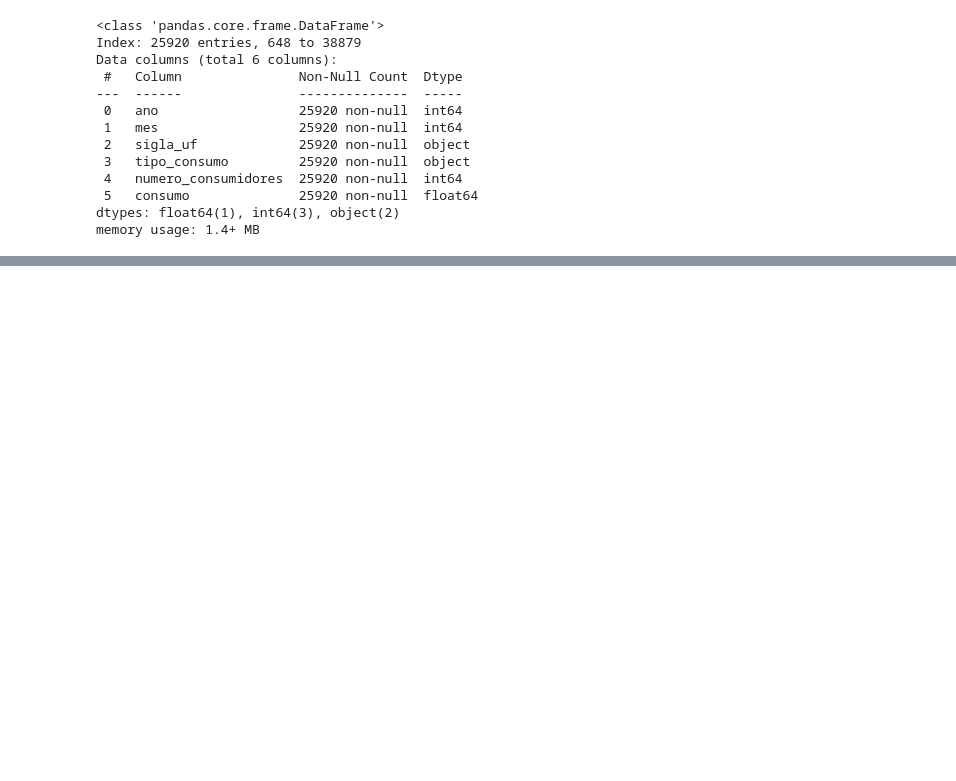
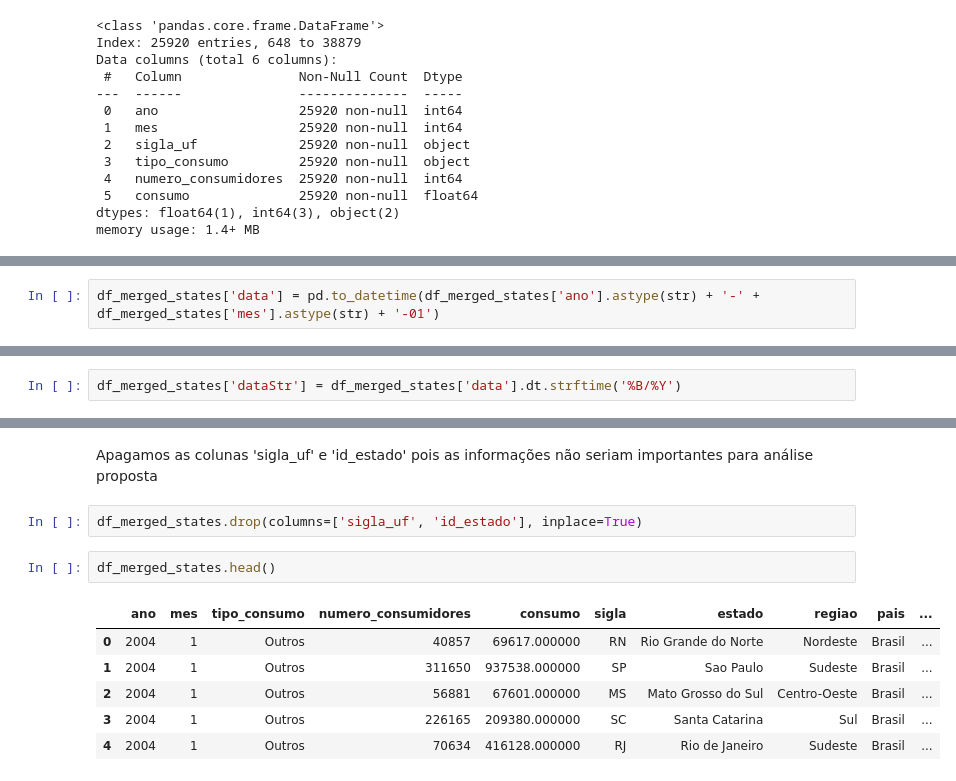
Before and after one commit to davi873/AI_energy_analysis_py, a Jupyter notebook: notebooks/index.ipynb, the cells around one changed output, grey strips where cells are left out. Saved outputs shown, nothing was run; the diff lists cells and outputs as text; blank space fills up the shorter version.

```diff
--- a/notebooks/index.ipynb
+++ b/notebooks/index.ipynb
@@ -181,0 +278,2 @@ memory usage: 1.4+ MB
+# %%
+df_merged_states['data'] = pd.to_datetime(df_merged_states['ano'].astype(str) + '-' + df_merged_states['mes'].astype(str) + '-01')
@@ -181,0 +305,2 @@ memory usage: 1.4+ MB
+# %%
+df_merged_states['dataStr'] = df_merged_states['data'].dt.strftime('%B/%Y')
@@ -181,0 +320,13 @@ memory usage: 1.4+ MB
+# %% [markdown]
+Apagamos as colunas 'sigla_uf' e 'id_estado' pois as informações não seriam importantes para análise proposta
+# %%
+df_merged_states.drop(columns=['sigla_uf', 'id_estado'], inplace=True)
+# %%
+df_merged_states.head()
+# %% [output]
+|  | ano | mes | tipo_consumo | numero_consumidores | consumo | sigla | estado | regiao | pais | ... |
+| 0 | 2004 | 1 | Outros | 40857 | 69617.000000 | RN | Rio Grande do Norte | Nordeste | Brasil | ... |
+| 1 | 2004 | 1 | Outros | 311650 | 937538.000000 | SP | Sao Paulo | Sudeste | Brasil | ... |
+| 2 | 2004 | 1 | Outros | 56881 | 67601.000000 | MS | Mato Grosso do Sul | Centro-Oeste | Brasil | ... |
+| 3 | 2004 | 1 | Outros | 226165 | 209380.000000 | SC | Santa Catarina | Sul | Brasil | ... |
+| 4 | 2004 | 1 | Outros | 70634 | 416128.000000 | RJ | Rio de Janeiro | Sudeste | Brasil | ... |
```
Also changed, not shown: parts of 15 cells of this notebook.
